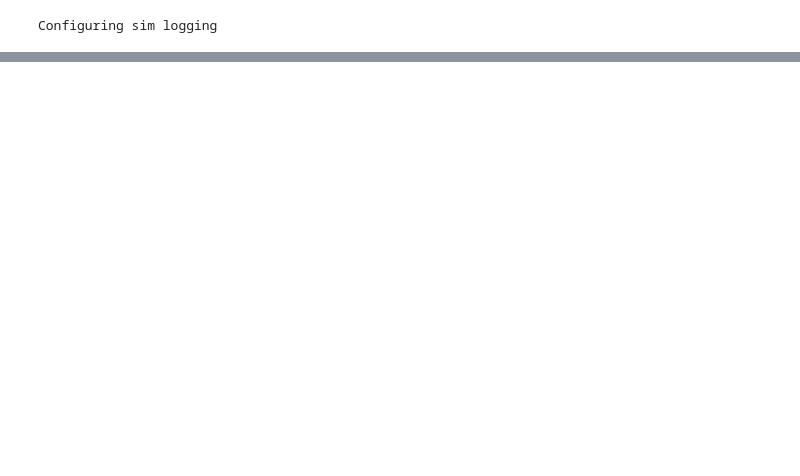
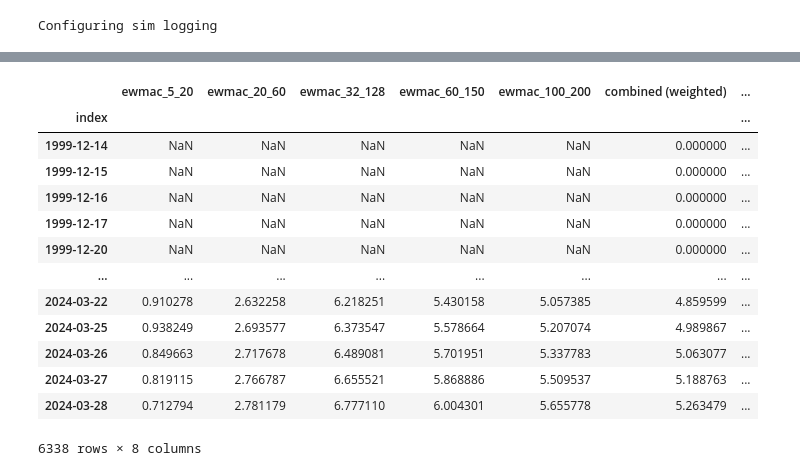
Before and after one commit to ZampaStudio/pysystemtrade, a Jupyter notebook: examples/custom/system_test.ipynb, the cells around one changed output, grey strips where cells are left out. Drawn from its saved outputs; the diff is of its cells as text; code cells hidden in the pictures; blank space fills up the shorter version.

```diff
--- a/examples/custom/system_test.ipynb
+++ b/examples/custom/system_test.ipynb
@@ -339,0 +358,43 @@ Loaded in: 1.0604984999954468
+# %%
+# Forecast combination (fixed diversification multiplier)
+# https://github.com/robcarver17/pysystemtrade/blob/develop/docs/backtesting.md#forecast-diversification-multiplier-fixed
+
+def test_forecast_combination_fixed():
+    config = Config()
+    config.instruments = portfolio_intruments
+    config.use_forecast_div_mult_estimates=False
+    config.forecast_div_multiplier = 1.2
+    #config.forecast_weights=dict(ewmac_20_60=0.5, ewmac_32_128=0.5)
+
+    data = csvFuturesSimData()
+    scale_and_cap = ForecastScaleCap()
+    combine= ForecastCombine()
+    system = System([scale_and_cap, combine, system_rules], data, config)
+
+    capped_forecasts_1 = scale_and_cap.get_capped_forecast(test_instrument_code, "ewmac_5_20")
+    capped_forecasts_2 = scale_and_cap.get_capped_forecast(test_instrument_code, "ewmac_20_60")
+    capped_forecasts_3 = scale_and_cap.get_capped_forecast(test_instrument_code, "ewmac_32_128")
+    capped_forecasts_4 = scale_and_cap.get_capped_forecast(test_instrument_code, "ewmac_60_150")
+    capped_forecasts_5 = scale_and_cap.get_capped_forecast(test_instrument_code, "ewmac_100_200")
+    combined_forecasts = combine.get_raw_combined_forecast_before_mapping(test_instrument_code)
+    combined = combine.get_combined_forecast(test_instrument_code)
+
+    fdm = combine.get_forecast_diversification_multiplier(test_instrument_code)
+
+    return pd.DataFrame({
+        'ewmac_5_20': capped_forecasts_1,
+        'ewmac_20_60': capped_forecasts_2,
+        'ewmac_32_128': capped_forecasts_3,
+        'ewmac_60_150': capped_forecasts_4,
+        'ewmac_100_200': capped_forecasts_5,
+        'combined (weighted)': combined_forecasts,
+        'forecast diversification multiplier' : fdm,
+        'combined (final)': combined
+    })
+
+start = time.perf_counter()
+df_pooling = test_forecast_combination_fixed()
+elapsed = time.perf_counter() - start
+print(f"Loaded in: {elapsed}")
+df_pooling
+# %% [output]
@@ -339,0 +418,14 @@ Loaded in: 1.0604984999954468
+|  | ewmac_5_20 | ewmac_20_60 | ewmac_32_128 | ewmac_60_150 | ewmac_100_200 | combined (weighted) | ... |
+| index |  |  |  |  |  |  | ... |
+| 1999-12-14 | NaN | NaN | NaN | NaN | NaN | 0.000000 | ... |
+| 1999-12-15 | NaN | NaN | NaN | NaN | NaN | 0.000000 | ... |
+| 1999-12-16 | NaN | NaN | NaN | NaN | NaN | 0.000000 | ... |
+| 1999-12-17 | NaN | NaN | NaN | NaN | NaN | 0.000000 | ... |
+| 1999-12-20 | NaN | NaN | NaN | NaN | NaN | 0.000000 | ... |
+| ... | ... | ... | ... | ... | ... | ... | ... |
+| 2024-03-22 | 0.910278 | 2.632258 | 6.218251 | 5.430158 | 5.057385 | 4.859599 | ... |
+| 2024-03-25 | 0.938249 | 2.693577 | 6.373547 | 5.578664 | 5.207074 | 4.989867 | ... |
+| 2024-03-26 | 0.849663 | 2.717678 | 6.489081 | 5.701951 | 5.337783 | 5.063077 | ... |
+| 2024-03-27 | 0.819115 | 2.766787 | 6.655521 | 5.868886 | 5.509537 | 5.188763 | ... |
+| 2024-03-28 | 0.712794 | 2.781179 | 6.777110 | 6.004301 | 5.655778 | 5.263479 | ... |
+6338 rows × 8 columns
```
Also changed, not shown: parts of 10 cells of this notebook.
